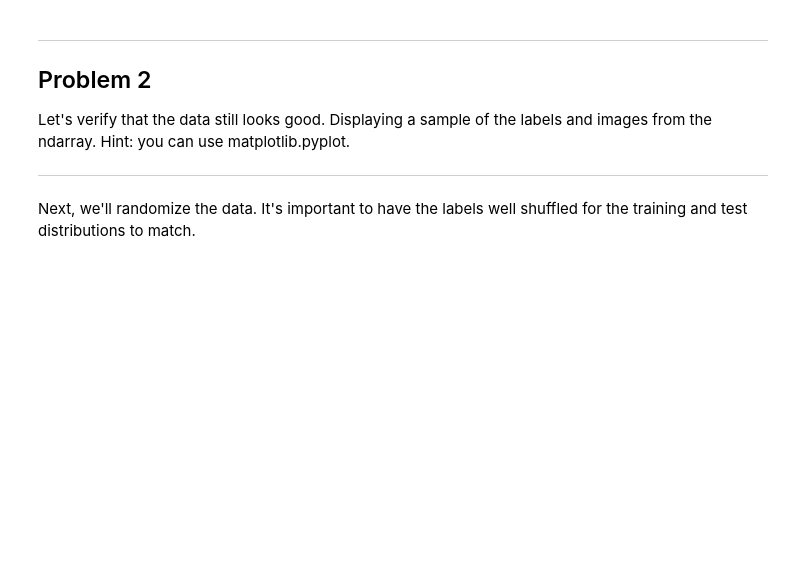
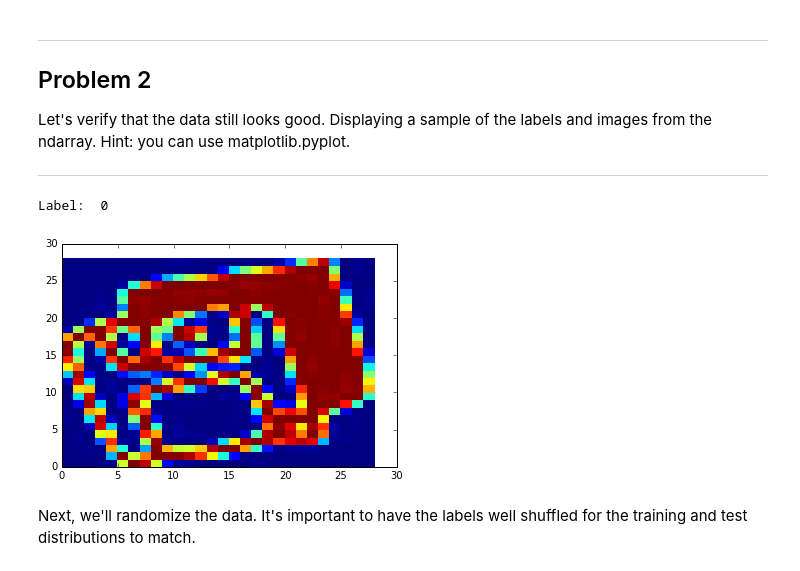
Before and after one commit to creativeishu/Deep-Learning-Notes, a Jupyter notebook: i/assignments/1/1_notmnist.ipynb, the cells around one changed output. Drawn from its saved outputs; the diff is of its cells as text; code cells hidden in the pictures; blank space fills up the shorter version.

```diff
--- a/i/assignments/1/1_notmnist.ipynb
+++ b/i/assignments/1/1_notmnist.ipynb
@@ -151,6 +280,12 @@ Problem 2
 Let's verify that the data still looks good. Displaying a sample of the labels and images from the ndarray. Hint: you can use matplotlib.pyplot.
 
 ---
+# %%
+plt.pcolor(train_dataset[400])
+print "Label: ", train_labels[400]
+# %% [output]
+Label:  0
+[figure, added]
 # %% [markdown]
 Next, we'll randomize the data. It's important to have the labels well shuffled for the training and test distributions to match.
 # %%
```
Also changed, not shown: parts of 7 cells of this notebook, 1 other file.
